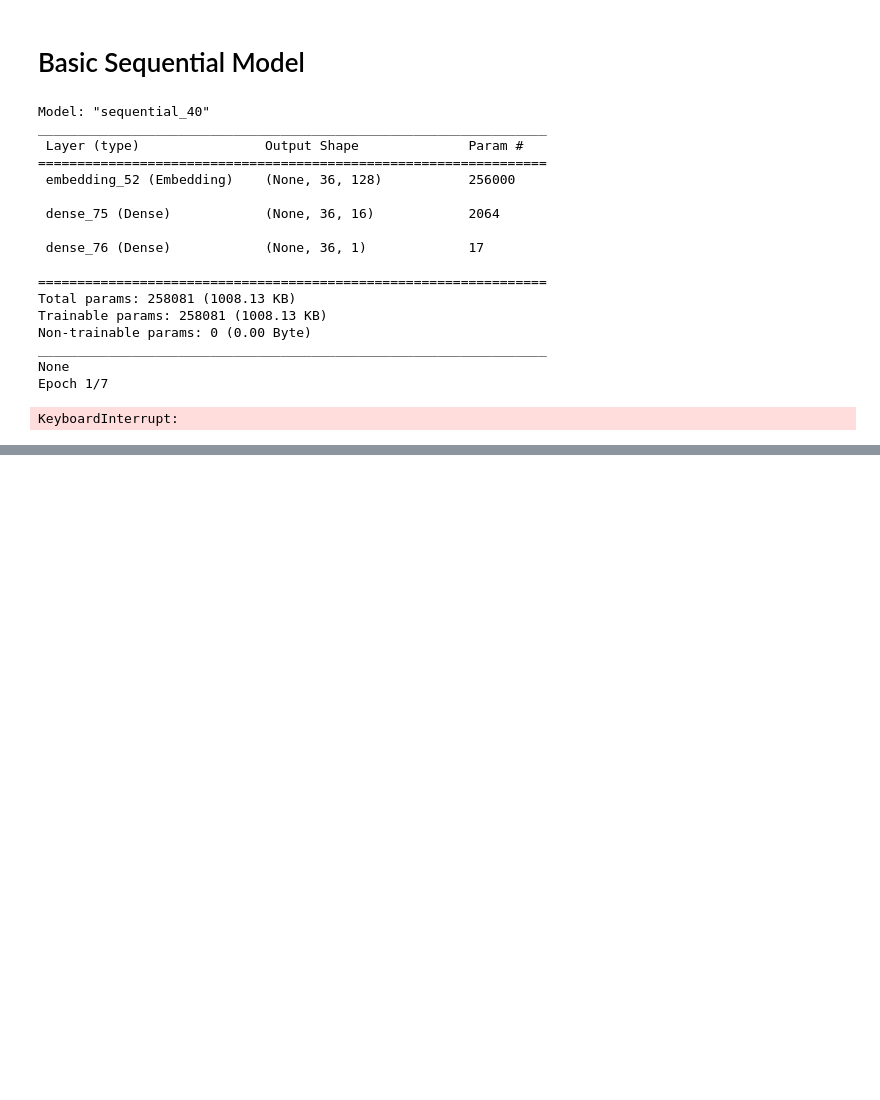
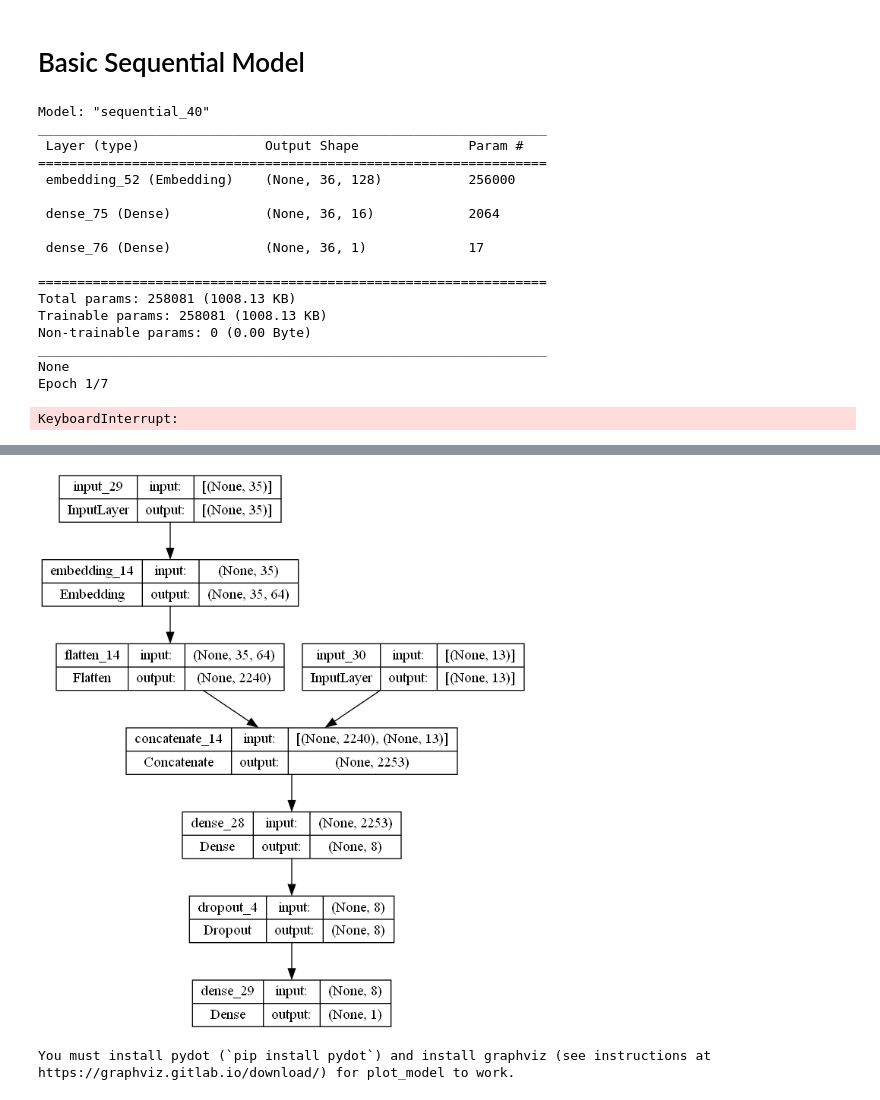
Before and after one commit to Jamie-n/Masters-Group-Project, a Jupyter notebook: model_train.ipynb, the cells around one changed output, grey strips where cells are left out. Saved outputs shown, nothing was run; the diff lists cells and outputs as text; code cells hidden in the pictures; blank space fills up the shorter version.

```diff
--- a/model_train.ipynb
+++ b/model_train.ipynb
@@ -212,0 +199,37 @@ model.compile(optimizer="adam", loss='binary_crossentropy', metrics='binary_accu
+# %%
+from keras.src.optimizers import Adam
+
+from keras.src.layers import concatenate, Dropout, Flatten, BatchNormalization
+from keras.layers import Dense, Embedding, Input
+from keras.models import Model
+
+embedding_dim = 64
+
+input1 = Input(shape=(X_text.shape[1],))
+
+embedding_layer = Embedding(max_fatures, embedding_dim, input_length=X_text.shape[1])(input1)
+
+x = Flatten()(embedding_layer)
+
+x = Model(inputs=input1, outputs=x)
+
+input2 = Input(shape=(X_attr.shape[1]))
+
+merge = concatenate([x.output, input2])
+
+optimizer = Adam(learning_rate=0.0001)
+
+output = Dense(12, activation='relu')(merge)
+output = BatchNormalization()(output)
+output = Dropout(0.5)(output)
+output = Dense(8, activation='relu')(output)
+output = Dropout(0.2)(output)
+
+output = Dense(1, activation="sigmoid")(output)
+
+model = Model(inputs=[x.input, input2], outputs=output)
+
+model.compile(optimizer=optimizer, loss='binary_crossentropy', metrics='accuracy')
+
+H = model.fit(x=[X_train, X_train_attr], y=Y_train, validation_data=([X_test, X_test_attr], Y_test), epochs=30,
+              verbose=1, batch_size=16)
@@ -243,0 +299,12 @@ KeyboardInterrupt:
+# %%
+from keras.utils import plot_model
+
+plot_model(model, to_file='model_plot.png', show_shapes=True, show_layer_names=True)
+# %% [output]
+[figure, added]
+# %%
+from keras.utils import plot_model
+
+plot_model(model, to_file='model_plot.png', show_shapes=True, show_layer_names=True)
+# %% [output]
+You must install pydot (`pip install pydot`) and install graphviz (see instructions at https://graphviz.gitlab.io/download/) for plot_model to work.
```
Also changed, not shown: parts of 16 cells of this notebook.
